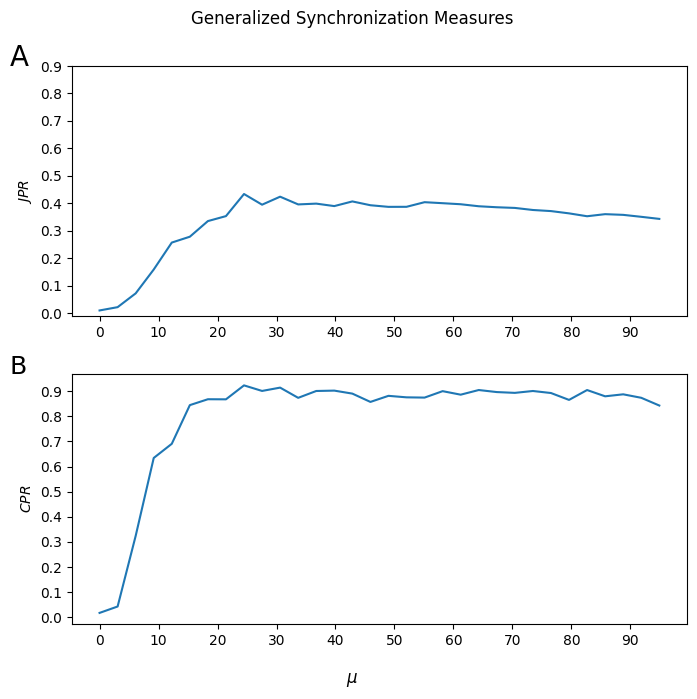
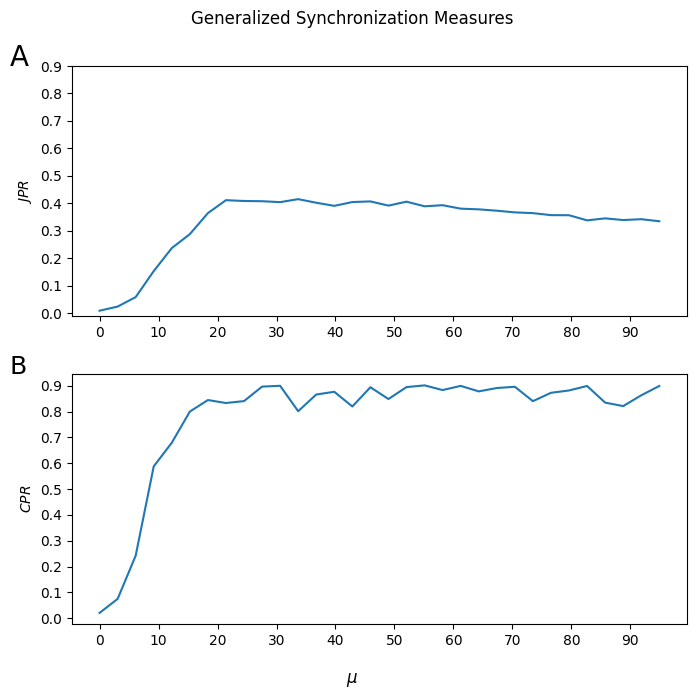
The notebook cell's code change between the first figure and the second:
--- before
+++ after
@@ -25,3 +25,3 @@
 
 
-fig.savefig('plots/GS_JPRandCPRFAN.png')
+fig.savefig('plots/GS_JPRandCPRFAN.pdf', dpi=300)

Commit: Update pdf